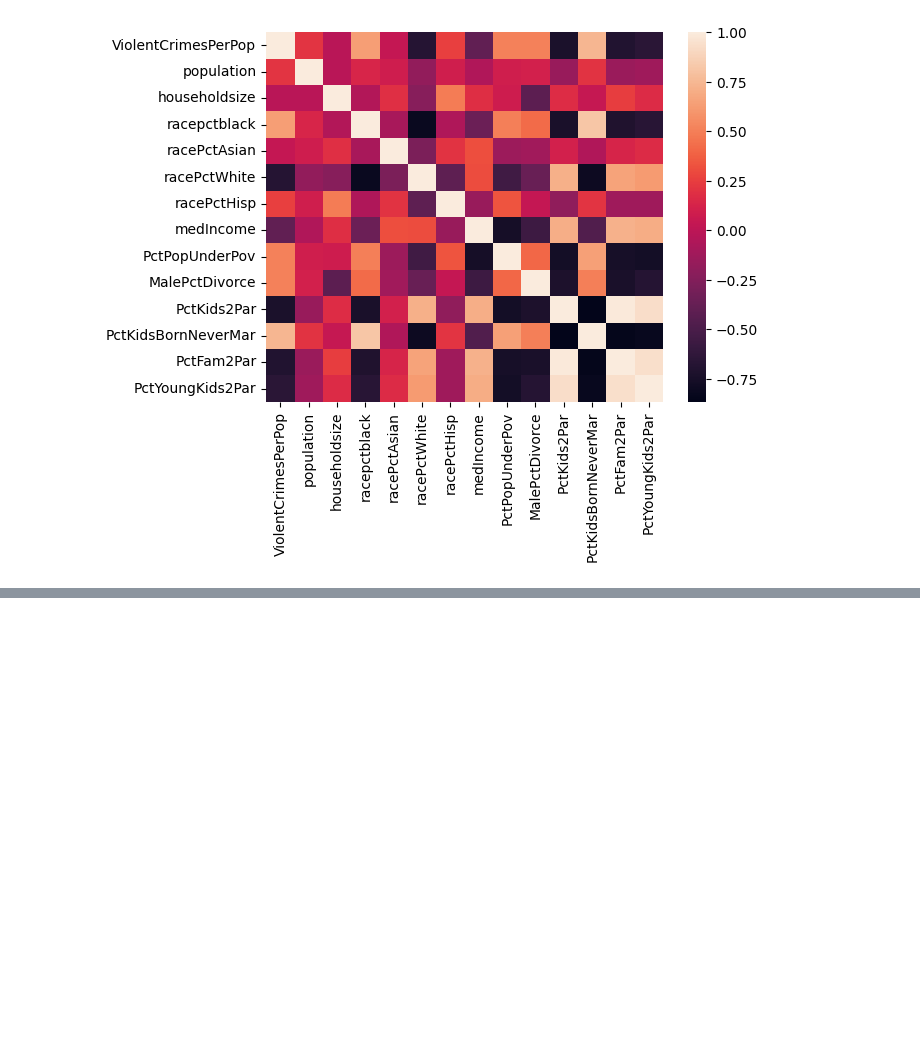
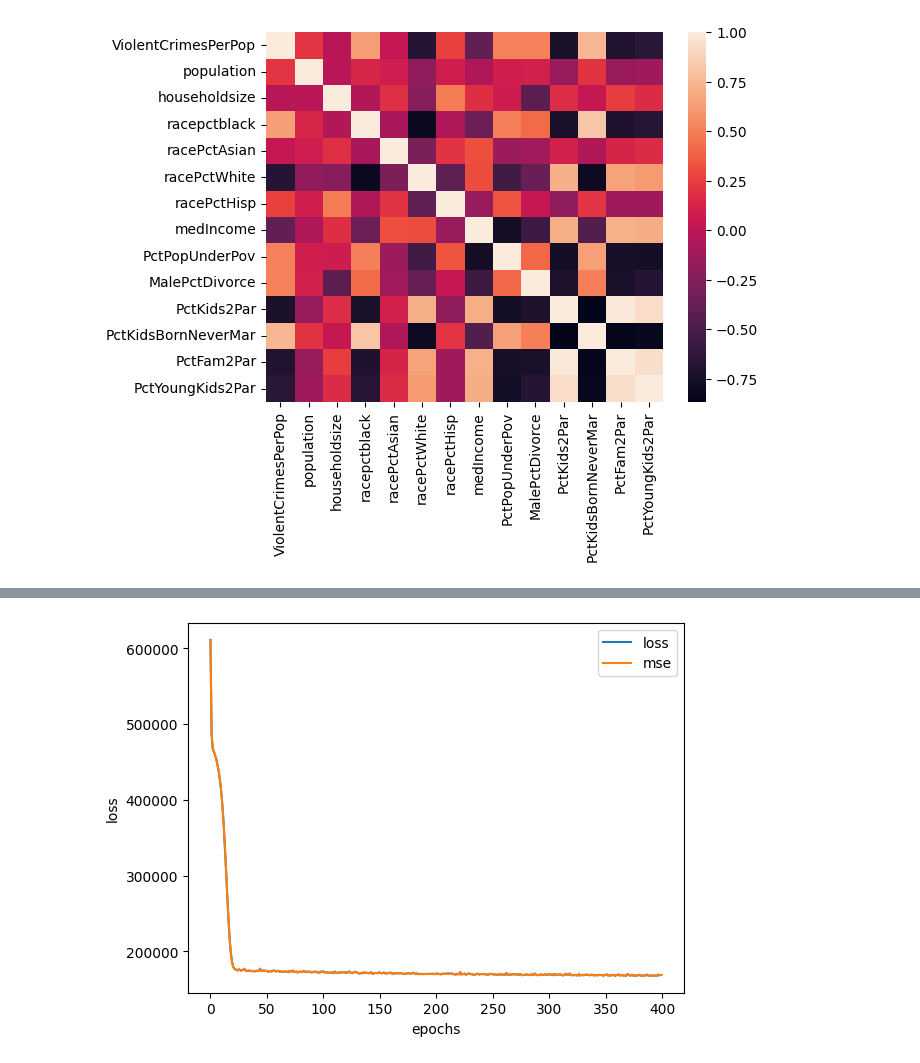
Before and after one commit to samlama111/aai-mandatory-1, a Jupyter notebook: crime_notebook.ipynb, the cells around one changed output, grey strips where cells are left out. Cells and saved outputs as stored; diff of their text form; code cells hidden in the pictures; blank space fills up the shorter version.

Commit message:
Improved overview of all models - added comments

```diff
--- a/Untitled.ipynb
+++ b/crime_notebook.ipynb
@@ -106,9 +91,9 @@ print(mean_absolute_error(val_y, crime_preds))
 # %%
-from sklearn.model_selection import train_test_split
 from sklearn.linear_model  import LinearRegression
 
-train_X, val_X, train_y, val_y = train_test_split(X, y, random_state = 0)
 # Define model
 lin_crime_model = LinearRegression()
 # Fit model
-lin_crime_model.fit(train_X, train_y)
+history.append(('linear_regression', lin_crime_model.fit(
+    train_X, train_y
+)))
@@ -129,10 +99,0 @@ mean absolute error:  249.42359233809515
-# %%
-from sklearn import svm
-from sklearn.metrics import mean_absolute_error
-
-regr = svm.SVR()
-regr.fit(train_X, train_y)
-
-predictions = regr.predict(val_X)
-
-print(mean_absolute_error(val_y, predictions))
@@ -140,0 +121,20 @@ print(mean_absolute_error(val_y, predictions))
+# %%
+# Set random seed
+tf.random.set_seed(1)
+
+dnn_model = tf.keras.Sequential([
+  tf.keras.layers.Dense(40),
+  tf.keras.layers.Dense(10),
+  tf.keras.layers.Dense(1) # output layer
+])
+
+# Compile the model
+dnn_model.compile(loss=tf.keras.losses.mse,
+                          optimizer=tf.keras.optimizers.Adam(),
+                          metrics=['mse'])
+
+# Fit the model and save the history (we can plot this)
+dnn_history =dnn_model.fit(
+    train_X, train_y, epochs=400, verbose=0
+)
+dnn_model.evaluate(val_X, val_y)
@@ -140,0 +144,6 @@ print(mean_absolute_error(val_y, predictions))
+# %%
+pd.DataFrame(dnn_history.history).plot()
+plt.ylabel("loss")
+plt.xlabel("epochs");
+# %% [output]
+[figure, added]
```
Also changed, not shown: parts of 17 cells of this notebook.
